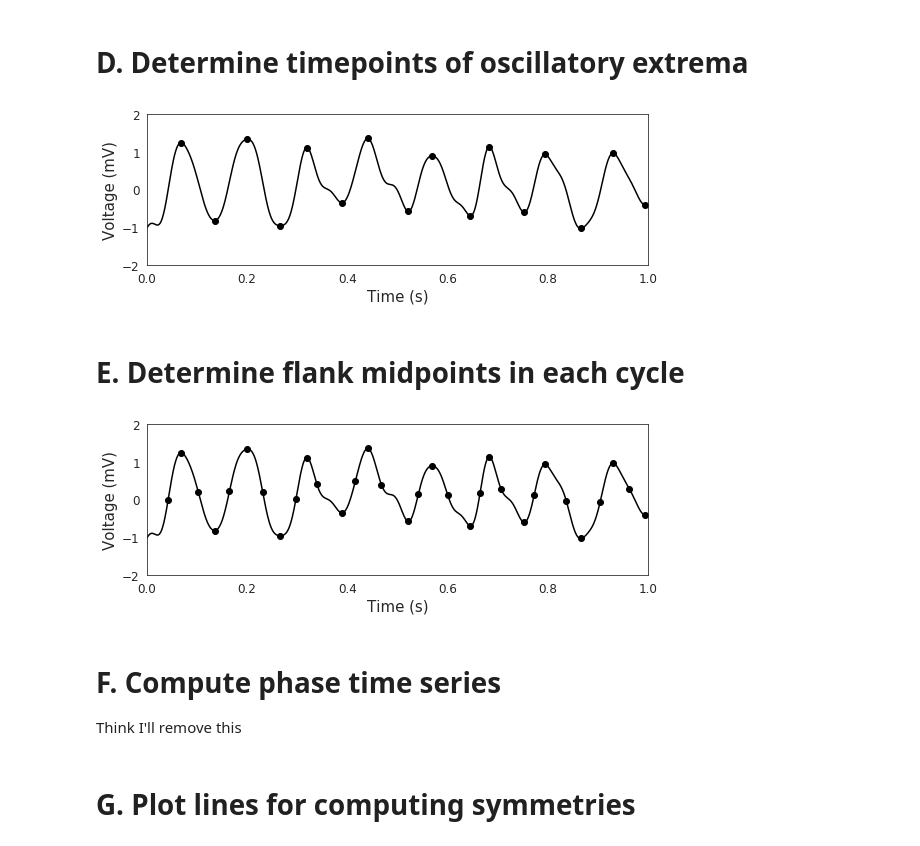
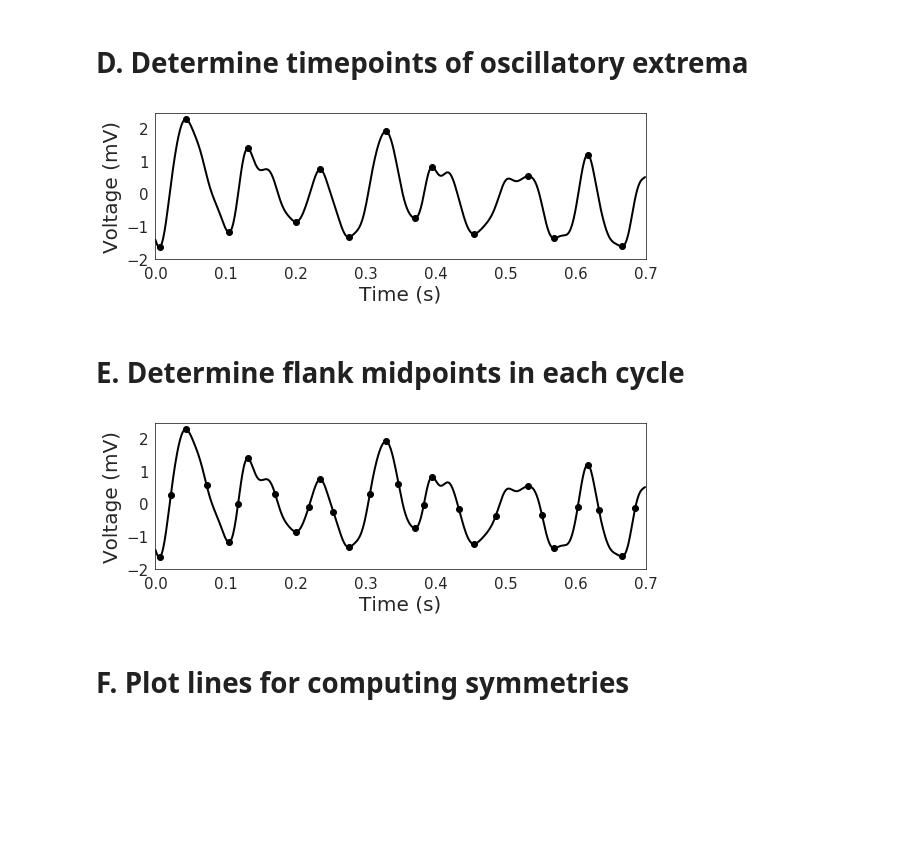
Before and after one commit to voytekresearch/Cole_2018_cyclebycycle, a Jupyter notebook: Figure1_Cycle segmentation and characterization.ipynb, the cells around one changed output. Drawn from its saved outputs; the diff is of its cells as text; code cells hidden in the pictures; blank space fills up the shorter version.

```diff
--- a/Figure1_Cycle segmentation and characterization.ipynb
+++ b/Figure1_Cycle segmentation and characterization.ipynb
@@ -40,0 +53,4 @@ Transition bandwidth is 2.4 Hz. Pass/stop bandwidth is 25 Hz
+# %%
+# Apply 40Hz lowpass filters
+sig_filt = filter_signal(sig, fs, 'lowpass', config_sim['lowpass_fc'],
+                         n_seconds=config_sim['lowpass_n_seconds'], remove_edge_artifacts=False)
@@ -41,15 +59,12 @@ Transition bandwidth is 2.4 Hz. Pass/stop bandwidth is 25 Hz
 # %%
 # Limit LFP to timeframe of interest
-lfp_plt = lfp[raw_data_sample_lims[0]:raw_data_sample_lims[1]]
-t = np.arange(0, len(lfp_plt)/Fs, 1/Fs)
 
 plt.figure(figsize=(8,3))
-plt.plot(t, lfp_plt/1000, 'k')
-plt.xlim((0,1))
-plt.xlabel('Time (s)', size=15)
-plt.ylabel('Voltage (mV)', size=15)
-plt.xticks(size=12)
-plt.yticks(np.linspace(-2,2,5), size=12)
+plt.plot(t[tidx] - tlim[0], sig_filt[tidx], 'k')
+plt.xlabel('Time (s)')
+plt.ylabel('Voltage (mV)')
+plt.yticks(np.linspace(-2,2,5))
+plt.xlim(0, tlim[1] - tlim[0])
 plt.tight_layout()
 plt.savefig('figs/1B_broad_bandpass.png')
 # %% [output]
@@ -96,56 +106,48 @@ plt.savefig('figs/1C_zerocrossings.png')
 # %%
 # Find peaks and troughs
 from bycycle.cyclepoints import find_extrema
-Ps, Ts = find_extrema(lfp, Fs, f_theta, filter_kwargs={'N_seconds': .75})
-
-# Limit LFP to timeframe of interest
-lfp_plt = lfp[raw_data_sample_lims[0]:raw_data_sample_lims[1]]
-t = np.arange(0, len(lfp_plt)/Fs, 1/Fs)
+Ps, Ts = find_extrema(sig_filt, fs, config_sim['f_range'], filter_kwargs={'N_seconds': .75})
 
 # Limit extrema to time of interest
-Ps_plt = Ps[(Ps >= raw_data_sample_lims[0]) & (Ps < raw_data_sample_lims[1])] - raw_data_sample_lims[0]
-Ts_plt = Ts[(Ts >= raw_data_sample_lims[0]) & (Ts < raw_data_sample_lims[1])] - raw_data_sample_lims[0]
+Ps_plt = Ps[(Ps/fs >= tlim[0]) & (Ps/fs < tlim[1])]
+Ts_plt = Ts[(Ts/fs >= tlim[0]) & (Ts/fs < tlim[1])]
 
 plt.figure(figsize=(8,3))
-plt.plot(t, lfp_plt/1000, 'k')
-plt.plot(t[Ps_plt], lfp_plt[Ps_plt]/1000, 'ko')
-plt.plot(t[Ts_plt], lfp_plt[Ts_plt]/1000, 'ko')
-plt.xlim((0,1))
-plt.xlabel('Time (s)', size=15)
-plt.ylabel('Voltage (mV)', size=15)
-plt.xticks(size=12)
-plt.yticks(np.linspace(-2,2,5), size=12)
+plt.plot(t[tidx] - tlim[0], sig_filt[tidx], 'k')
+plt.plot(t[Ps_plt] - tlim[0], sig_filt[Ps_plt], 'ko')
+plt.plot(t[Ts_plt] - tlim[0], sig_filt[Ts_plt], 'ko')
+plt.xlabel('Time (s)')
+plt.ylabel('Voltage (mV)')
+plt.yticks(np.linspace(-2,2,5))
+plt.xlim(0, tlim[1] - tlim[0])
 plt.tight_layout()
 plt.savefig('figs/1D_peaks_and_troughs.png')
 # %% [output]
-[figure, old version]
+[figure, new version]
 # %% [markdown]
 # E. Determine flank midpoints in each cycle
 # %%
 # Find zerocrossings
 from bycycle.cyclepoints import find_zerox
-zeroxR, zeroxD = find_zerox(lfp, Ps, Ts)
+zeroxR, zeroxD = find_zerox(sig_filt, Ps, Ts)
 
 # Limit zerocrossings to time of interest
-zeroxR_plt = zeroxR[(zeroxR >= raw_data_sample_lims[0]) & (zeroxR < raw_data_sample_lims[1])] - raw_data_sample_lims[0]
-zeroxD_plt = zeroxD[(zeroxD >= raw_data_sample_lims[0]) & (zeroxD < raw_data_sample_lims[1])] - raw_data_sample_lims[0]
+zeroxR_plt = zeroxR[(zeroxR/fs >= tlim[0]) & (zeroxR/fs < tlim[1])]
+zeroxD_plt = zeroxD[(zeroxD/fs >= tlim[0]) & (zeroxD/fs < tlim[1])]
 
 # Plot zerocrossings together with extrema
 plt.figure(figsize=(8,3))
-plt.plot(t, lfp_plt/1000, 'k')
-plt.plot(t[Ps_plt], lfp_plt[Ps_plt]/1000, 'ko')
-plt.plot(t[Ts_plt], lfp_plt[Ts_plt]/1000, 'ko')
-plt.plot(t[zeroxR_plt], lfp_plt[zeroxR_plt]/1000, 'ko')
-plt.plot(t[zeroxD_plt], lfp_plt[zeroxD_plt]/1000, 'ko')
+plt.plot(t[tidx] - tlim[0], sig_filt[tidx], 'k')
+plt.plot(t[Ps_plt] - tlim[0], sig_filt[Ps_plt], 'ko')
+plt.plot(t[Ts_plt] - tlim[0], sig_filt[Ts_plt], 'ko')
+plt.plot(t[zeroxR_plt] - tlim[0], sig_filt[zeroxR_plt], 'ko')
+plt.plot(t[zeroxD_plt] - tlim[0], sig_filt[zeroxD_plt], 'ko')
 plt.xlim((0,1))
-plt.xlabel('Time (s)', size=15)
-plt.ylabel('Voltage (mV)', size=15)
-plt.xticks(size=12)
-plt.yticks(np.linspace(-2,2,5), size=12)
+plt.xlabel('Time (s)')
+plt.ylabel('Voltage (mV)')
+plt.yticks(np.linspace(-2,2,5))
+plt.xlim(0, tlim[1] - tlim[0])
 plt.tight_layout()
 plt.savefig('figs/1E_flank_midpoints.png')
 # %% [output]
-[figure, old version]
+[figure, new version]
-# %% [markdown]
-# F. Compute phase time series
-Think I'll remove this
@@ -176,2 +154,2 @@ Think I'll remove this
 # %% [markdown]
-# G. Plot lines for computing symmetries
+# F. Plot lines for computing symmetries
```
Also changed, not shown: parts of 15 cells of this notebook, 19 other files.
